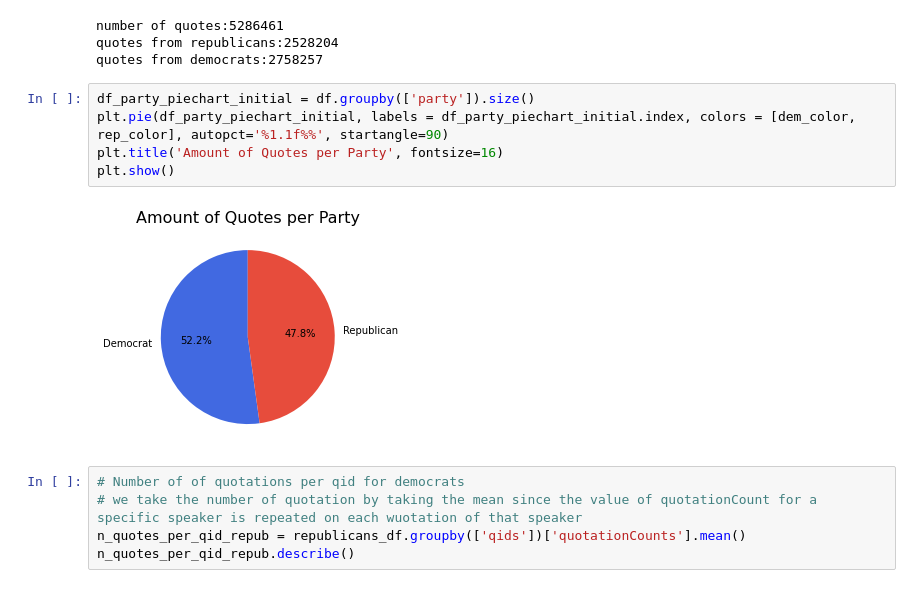
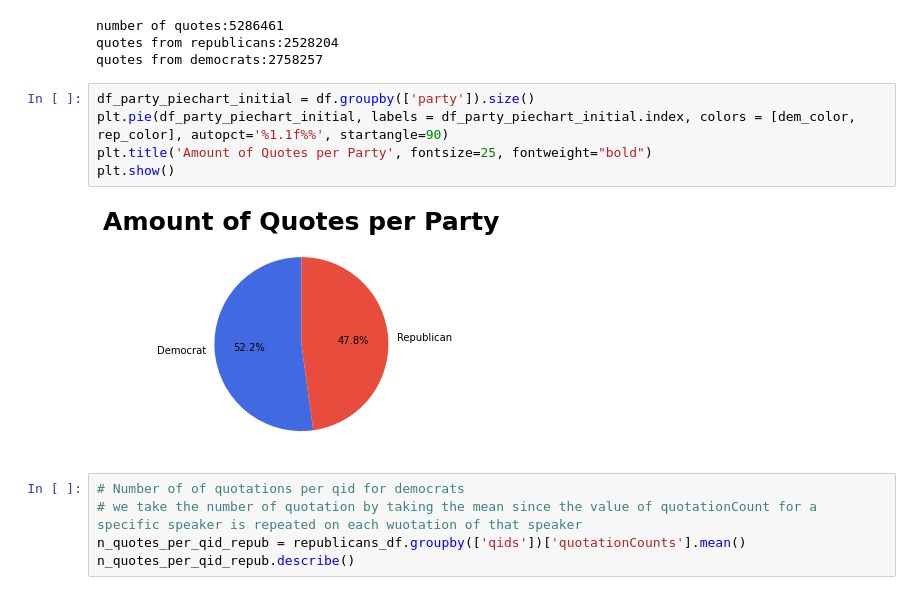
Before and after one commit to epfl-ada/ada-2021-project-the-internationadas, a Jupyter notebook: scripts/exploratory_data_analysis.ipynb, the cells around one changed output. Saved outputs shown, nothing was run; the diff lists cells and outputs as text.

Commit message:
fix plots

```diff
--- a/scripts/exploratory_data_analysis.ipynb
+++ b/scripts/exploratory_data_analysis.ipynb
@@ -164,10 +167,10 @@ quotes from democrats:2758257
 # %%
 df_party_piechart_initial = df.groupby(['party']).size()
 plt.pie(df_party_piechart_initial, labels = df_party_piechart_initial.index, colors = [dem_color, rep_color], autopct='%1.1f%%', startangle=90)
-plt.title('Amount of Quotes per Party', fontsize=16)
+plt.title('Amount of Quotes per Party', fontsize=25, fontweight="bold")
 plt.show()
 # %% [output]
-[figure, old version]
+[figure, new version]
 # %%
 # Number of of quotations per qid for democrats
 # we take the number of quotation by taking the mean since the value of quotationCount for a specific speaker is repeated on each wuotation of that speaker
```
Also changed, not shown: parts of 6 cells of this notebook.
